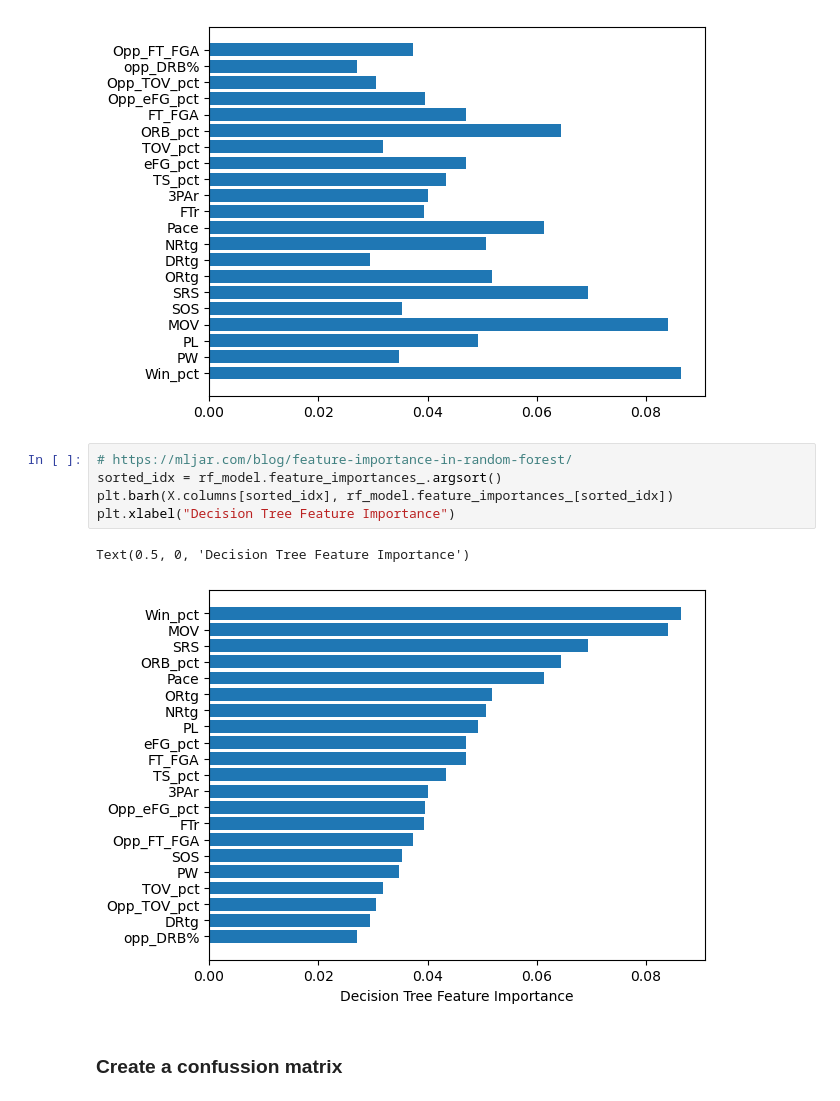
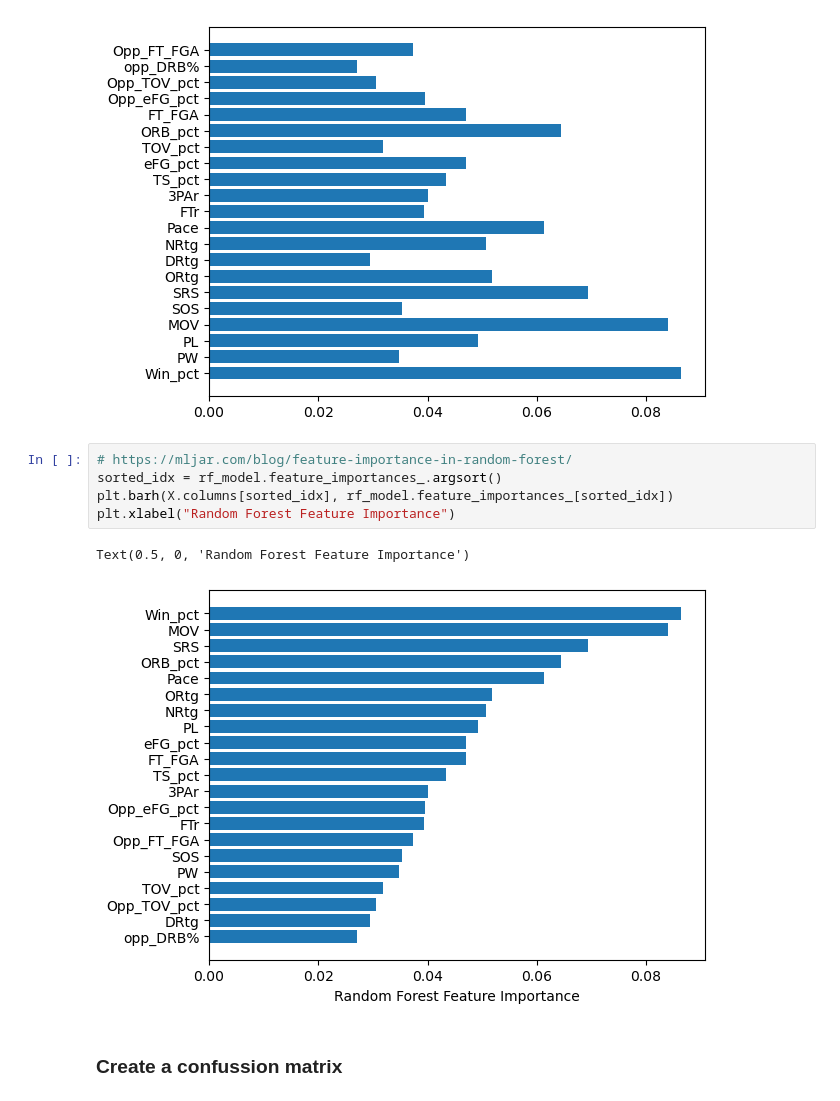
Before and after one commit to l-aldarondo/Sports-Predictions, a Jupyter notebook: Ramdom_Forest_Model.ipynb, the cells around one changed output. Cells and saved outputs as stored; diff of their text form.

```diff
--- a/Ramdom_Forest_Model.ipynb
+++ b/Ramdom_Forest_Model.ipynb
@@ -209,11 +209,11 @@ plt.barh(X.columns, rf_model.feature_importances_)
 # %%
 # https://mljar.com/blog/feature-importance-in-random-forest/
 sorted_idx = rf_model.feature_importances_.argsort()
 plt.barh(X.columns[sorted_idx], rf_model.feature_importances_[sorted_idx])
-plt.xlabel("Decision Tree Feature Importance")
+plt.xlabel("Random Forest Feature Importance")
 # %% [output]
-Text(0.5, 0, 'Decision Tree Feature Importance')
+Text(0.5, 0, 'Random Forest Feature Importance')
-[figure, old version]
+[figure, new version]
 # %% [markdown]
 ### Create a confussion matrix
 # %%
```
Also changed, not shown: 4 other files.
